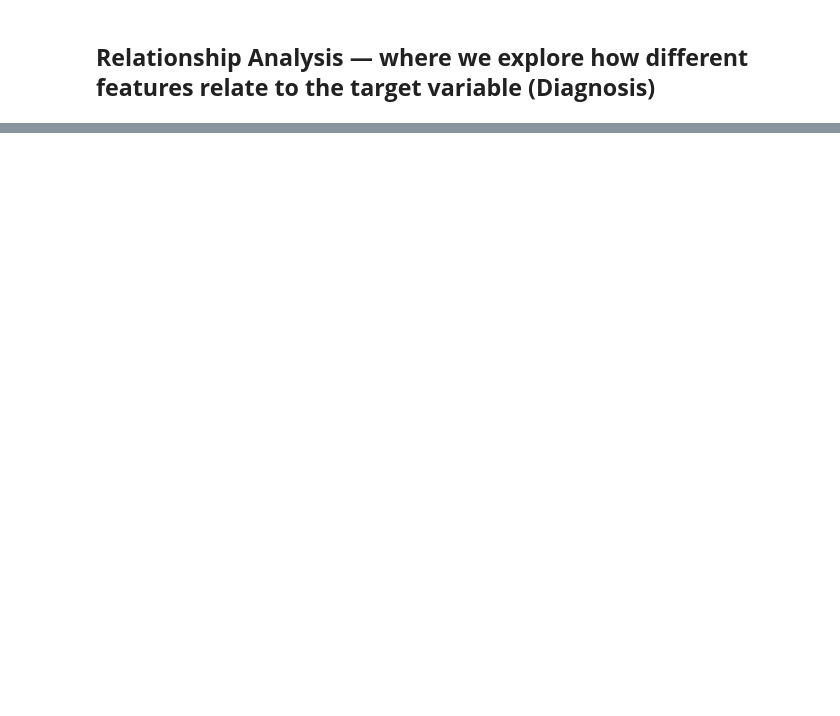
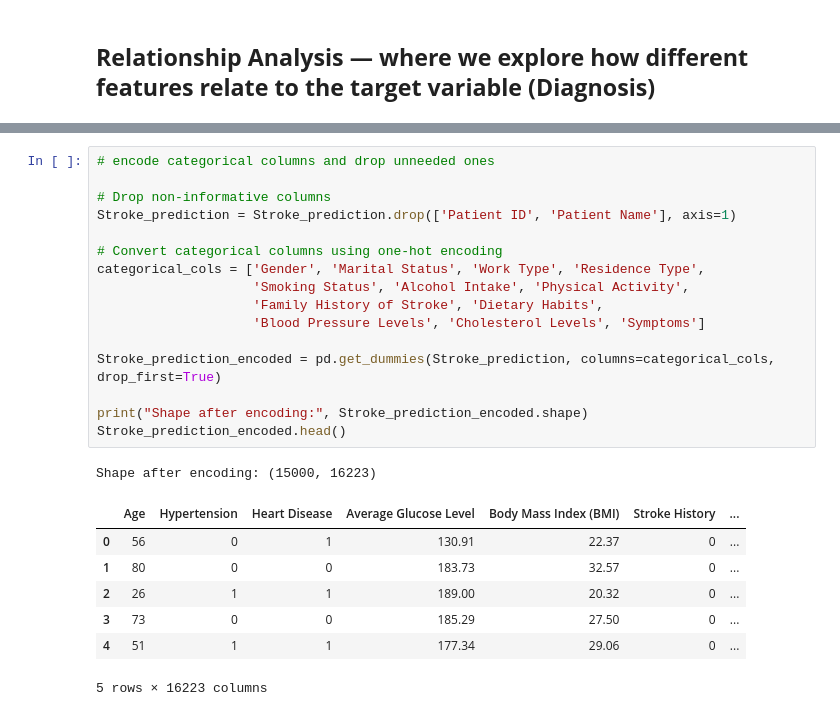
Before and after one commit to AlfredXNet/Stroke-Prediction-App, a Jupyter notebook: notebooks/stroke_prediction.ipynb, the cells around one changed output, grey strips where cells are left out. Drawn from its saved outputs; the diff is of its cells as text; blank space fills up the shorter version.

```diff
--- a/notebooks/stroke_prediction.ipynb
+++ b/notebooks/stroke_prediction.ipynb
@@ -154,0 +180,25 @@ plt.show()
+# %%
+# encode categorical columns and drop unneeded ones
+
+# Drop non-informative columns
+Stroke_prediction = Stroke_prediction.drop(['Patient ID', 'Patient Name'], axis=1)
+
+# Convert categorical columns using one-hot encoding
+categorical_cols = ['Gender', 'Marital Status', 'Work Type', 'Residence Type',
+                    'Smoking Status', 'Alcohol Intake', 'Physical Activity',
+                    'Family History of Stroke', 'Dietary Habits',
+                    'Blood Pressure Levels', 'Cholesterol Levels', 'Symptoms']
+
+Stroke_prediction_encoded = pd.get_dummies(Stroke_prediction, columns=categorical_cols, drop_first=True)
+
+print("Shape after encoding:", Stroke_prediction_encoded.shape)
+Stroke_prediction_encoded.head()
+# %% [output]
+Shape after encoding: (15000, 16223)
+|  | Age | Hypertension | Heart Disease | Average Glucose Level | Body Mass Index (BMI) | Stroke History | ... |
+| 0 | 56 | 0 | 1 | 130.91 | 22.37 | 0 | ... |
+| 1 | 80 | 0 | 0 | 183.73 | 32.57 | 0 | ... |
+| 2 | 26 | 1 | 1 | 189.00 | 20.32 | 0 | ... |
+| 3 | 73 | 0 | 0 | 185.29 | 27.50 | 0 | ... |
+| 4 | 51 | 1 | 1 | 177.34 | 29.06 | 0 | ... |
+5 rows × 16223 columns
```
Also changed, not shown: parts of 13 cells of this notebook.
